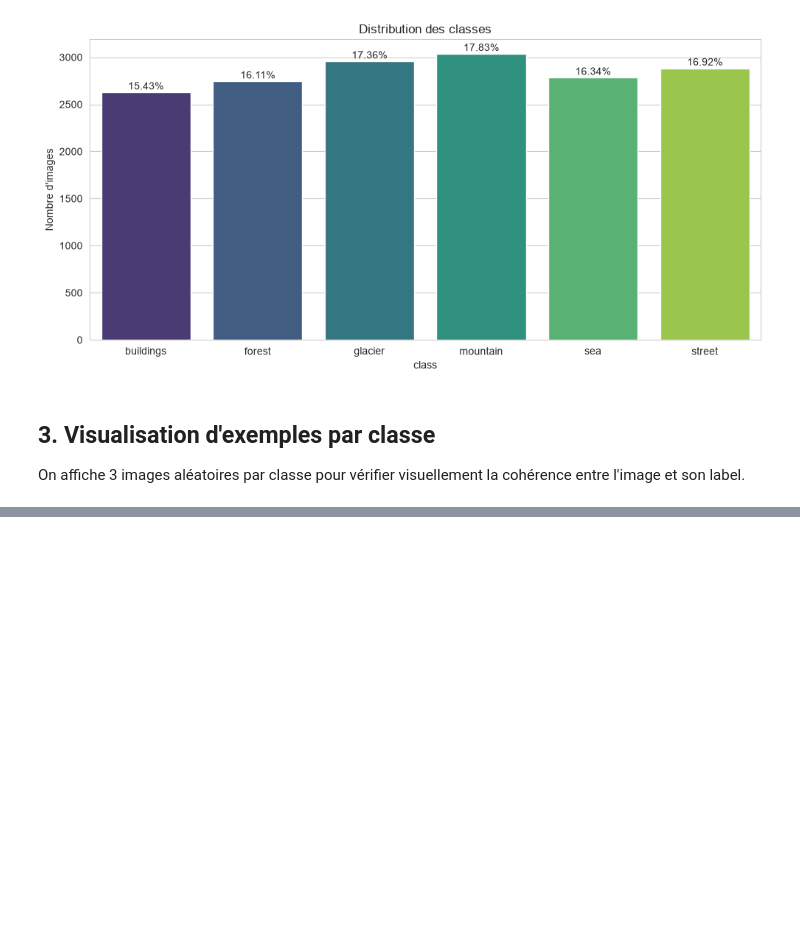
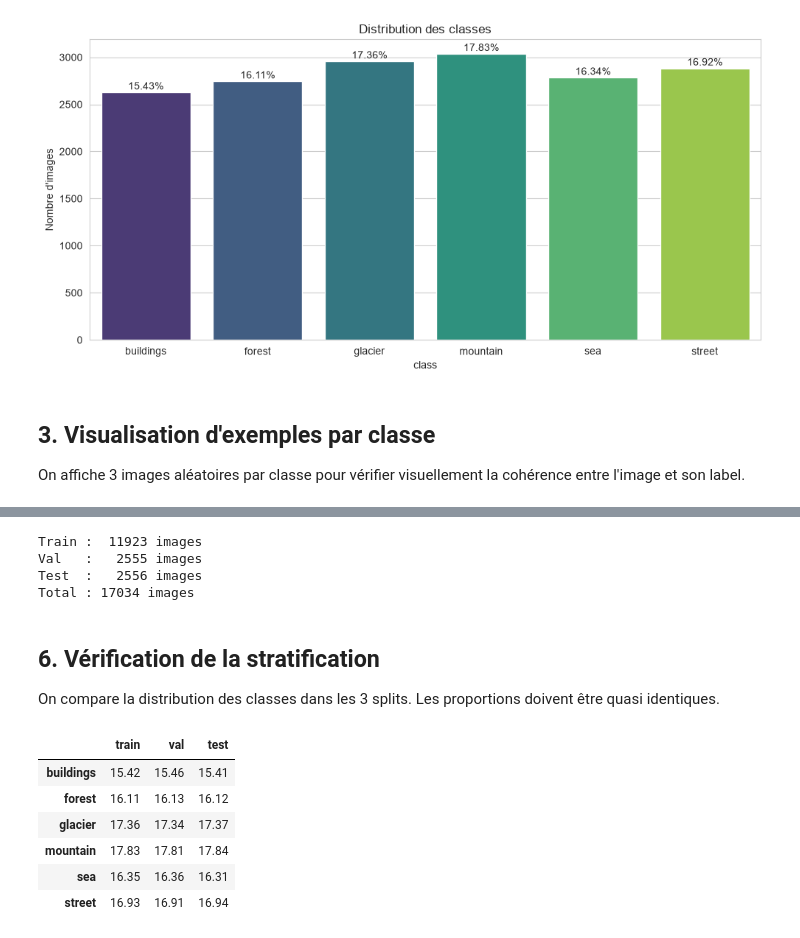
Before and after one commit to yassir-lazreq/Classification_images_Deep_Learning, a Jupyter notebook: notebooks/01_exploration.ipynb, the cells around one changed output, grey strips where cells are left out. Cells and saved outputs as stored; diff of their text form; code cells hidden in the pictures; blank space fills up the shorter version.

```diff
--- a/notebooks/01_exploration.ipynb
+++ b/notebooks/01_exploration.ipynb
@@ -114,0 +164,41 @@ plt.show()
+# %%
+X_train, X_val, X_test, y_train, y_val, y_test = stratified_split(
+    paths, labels, ratios=(0.7, 0.15, 0.15), seed=SEED
+)
+
+print(f"Train : {len(X_train):>6} images")
+print(f"Val   : {len(X_val):>6} images")
+print(f"Test  : {len(X_test):>6} images")
+print(f"Total : {len(X_train) + len(X_val) + len(X_test)} images")
+# %% [output]
+Train :  11923 images
+Val   :   2555 images
+Test  :   2556 images
+Total : 17034 images
+# %% [markdown]
+## 6. Vérification de la stratification
+
+On compare la distribution des classes dans les 3 splits.
+Les proportions doivent être quasi identiques.
+# %%
+def class_ratio(y, name):
+    s = pd.Series(y).value_counts(normalize=True).sort_index()
+    s.name = name
+    return s
+
+dist = pd.concat([
+    class_ratio(y_train, "train"),
+    class_ratio(y_val,   "val"),
+    class_ratio(y_test,  "test"),
+], axis=1)
+dist.index = class_names
+dist = (dist * 100).round(2)
+dist
+# %% [output]
+|  | train | val | test |
+| buildings | 15.42 | 15.46 | 15.41 |
+| forest | 16.11 | 16.13 | 16.12 |
+| glacier | 17.36 | 17.34 | 17.37 |
+| mountain | 17.83 | 17.81 | 17.84 |
+| sea | 16.35 | 16.36 | 16.31 |
+| street | 16.93 | 16.91 | 16.94 |
```
Also changed, not shown: parts of 10 cells of this notebook.
